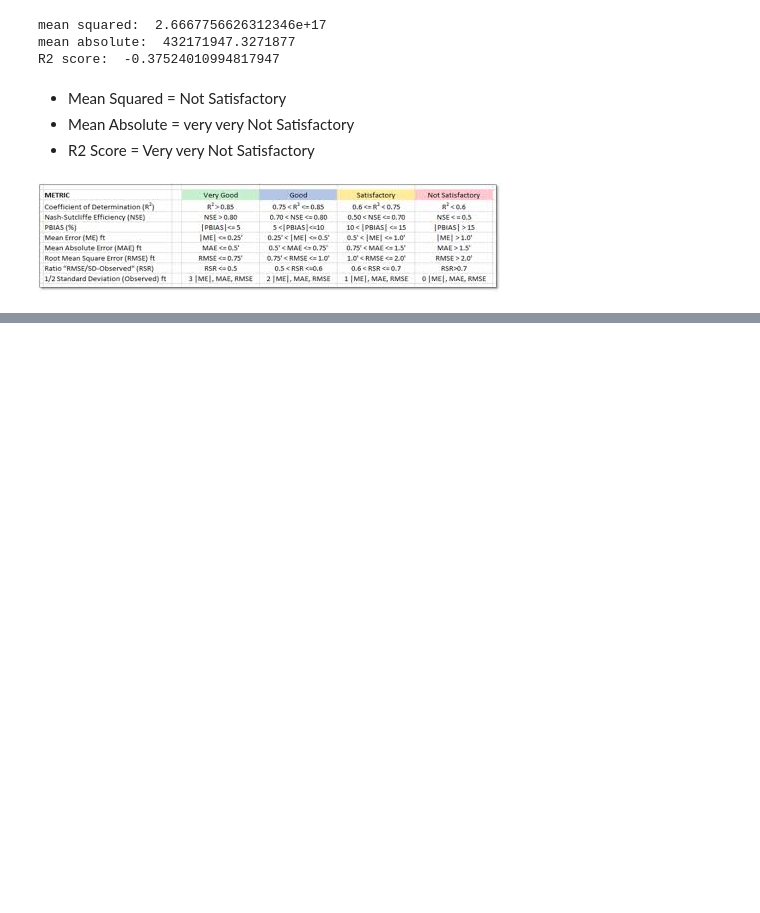
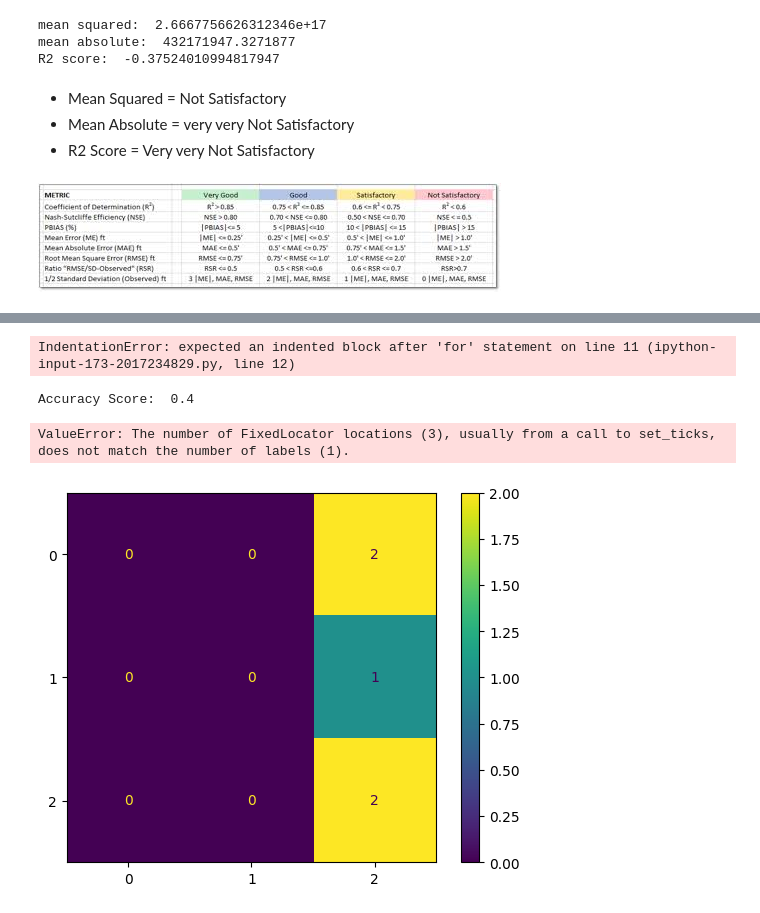
Before and after one commit to lily-the-real-lilly/first, a Jupyter notebook: CovidResearch.ipynb, the cells around one changed output, grey strips where cells are left out. Drawn from its saved outputs; the diff is of its cells as text; code cells hidden in the pictures; blank space fills up the shorter version.

```diff
--- a/CovidResearch.ipynb
+++ b/CovidResearch.ipynb
@@ -621,0 +660,5 @@ R2 score:  -0.37524010994817947
+# %%
+features = dropcords[["Avg People/Sq Km", "firstyear"]]
+label = dropcords['Infection Speed']
+# %%
+X_train, X_test, y_train, y_test = model_selection.train_test_split(features, label, test_size=0.2, random_state=42)
@@ -621,0 +667,8 @@ R2 score:  -0.37524010994817947
+# %%
+model = KNeighborsClassifier(n_neighbors = 5)
+# %%
+# fit
+model.fit(X_train, y_train)
+
+# predict
+pred = model.predict(X_test)
@@ -621,0 +695,34 @@ R2 score:  -0.37524010994817947
+# %%
+
+
+fig, ax = plt.subplots(figsize=(10,6))
+
+xx, yy = np.meshgrid(
+    np.arange(4.000000, 3107.000000, 1),
+    np.arange(7.900000e+01, 1.506537e+09, 1))
+z = model.predict(np.c_[xx.ravel(), yy.ravel()])
+z = z.reshape(xx.shape)
+
+ax.pcolormesh(xx, yy, z, alpha=0.1)
+
+for label, data in dropcords.groupby('Infection Rate'):
+ax.scatter(data['Avg People/Sq Km'], data['firstyear'],
+label=['label 1', 'label 2'][label])
+
+ax.set_title('Decision Boundary of the KNN Classifier')
+ax.set_xlabel('feature 1')
+ax.set_ylabel('feature 2')
+ax.legend()
+plt.show()
+# %% [output]
+IndentationError: expected an indented block after 'for' statement on line 11 (ipython-input-173-2017234829.py, line 12)
+# %%
+print("Accuracy Score: ", metrics.accuracy_score(y_test, pred))
+# %% [output]
+Accuracy Score:  0.4
+# %%
+metrics.ConfusionMatrixDisplay.from_predictions(y_test, pred, display_labels = ['Infection Speed'])
+plt.show()
+# %% [output]
+ValueError: The number of FixedLocator locations (3), usually from a call to set_ticks, does not match the number of labels (1).
+[figure, added]
```
Also changed, not shown: parts of 10 cells of this notebook.
